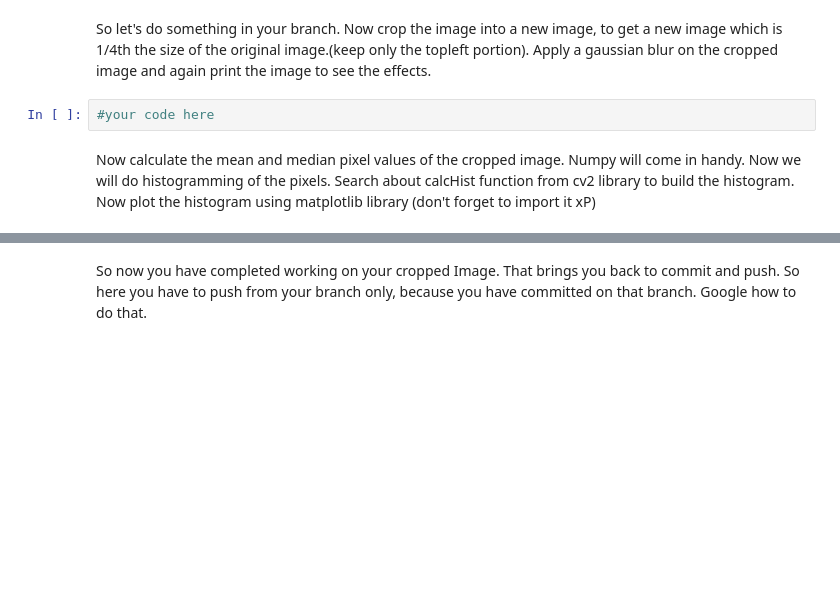
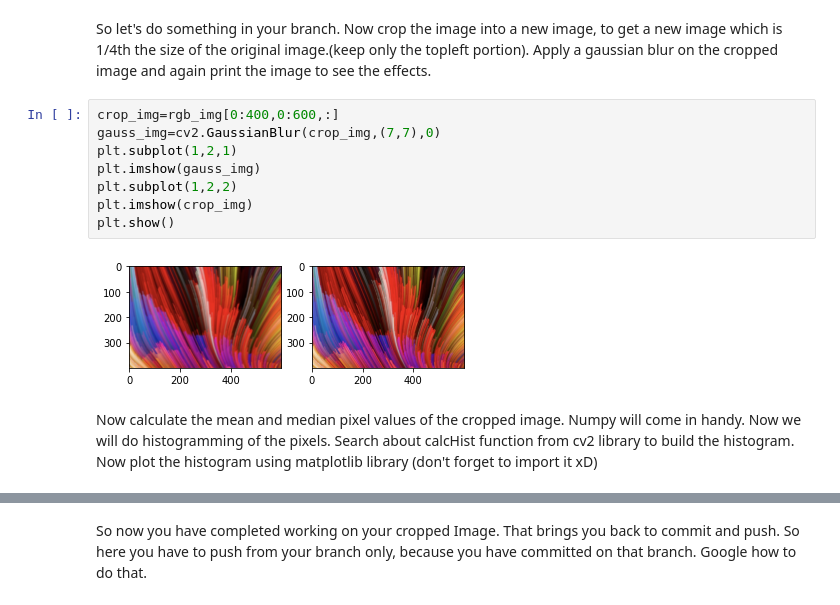
Before and after one commit to aka2910/hello-git, a Jupyter notebook: Assignment1-_Github_and_Python.ipynb, the cells around one changed output, grey strips where cells are left out. Cells and saved outputs as stored; diff of their text form; blank space fills up the shorter version.

```diff
--- a/Assignment1-_Github_and_Python.ipynb
+++ b/Assignment1-_Github_and_Python.ipynb
@@ -74,7 +83,15 @@ Now we will see git branching in action. So basically let's say you and your fri
 # %% [markdown]
 So let's do something in your branch. Now crop the image into a new image, to get a new image which is 1/4th the size of the original image.(keep only the topleft portion). Apply a gaussian blur on the cropped image and again print the image to see the effects.
 # %%
-#your code here
+crop_img=rgb_img[0:400,0:600,:]
+gauss_img=cv2.GaussianBlur(crop_img,(7,7),0)
+plt.subplot(1,2,1)
+plt.imshow(gauss_img)
+plt.subplot(1,2,2)
+plt.imshow(crop_img)
+plt.show()
+# %% [output]
+[figure, added]
 # %% [markdown]
-Now calculate the mean and median pixel values of the cropped image. Numpy will come in handy. Now we will do histogramming of the pixels. Search about calcHist function from cv2 library to build the histogram. Now plot the histogram using matplotlib library (don't forget to import it xP)
+Now calculate the mean and median pixel values of the cropped image. Numpy will come in handy. Now we will do histogramming of the pixels. Search about calcHist function from cv2 library to build the histogram. Now plot the histogram using matplotlib library (don't forget to import it xD)
 # %%
```
Also changed, not shown: parts of 4 cells of this notebook.
